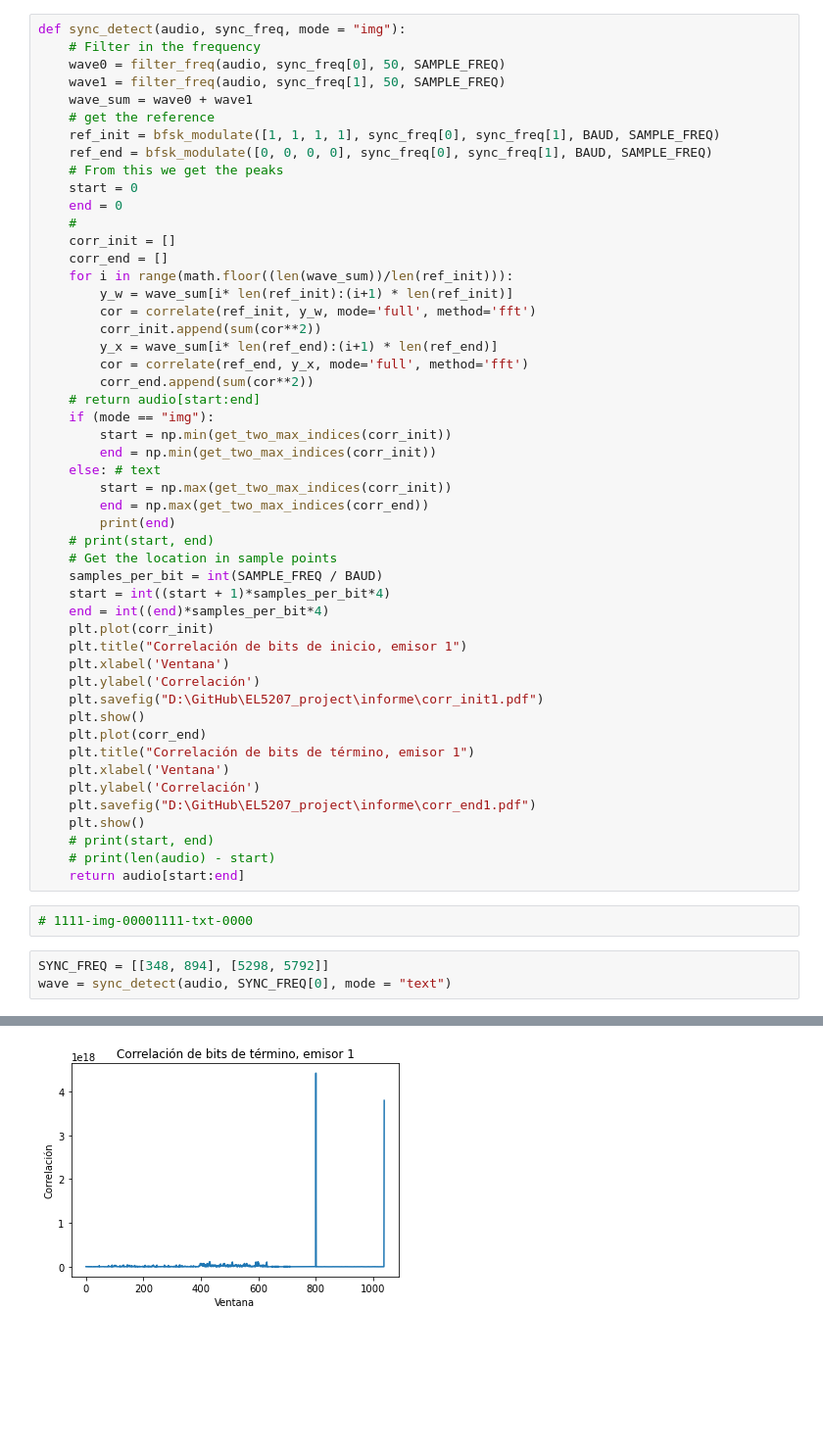
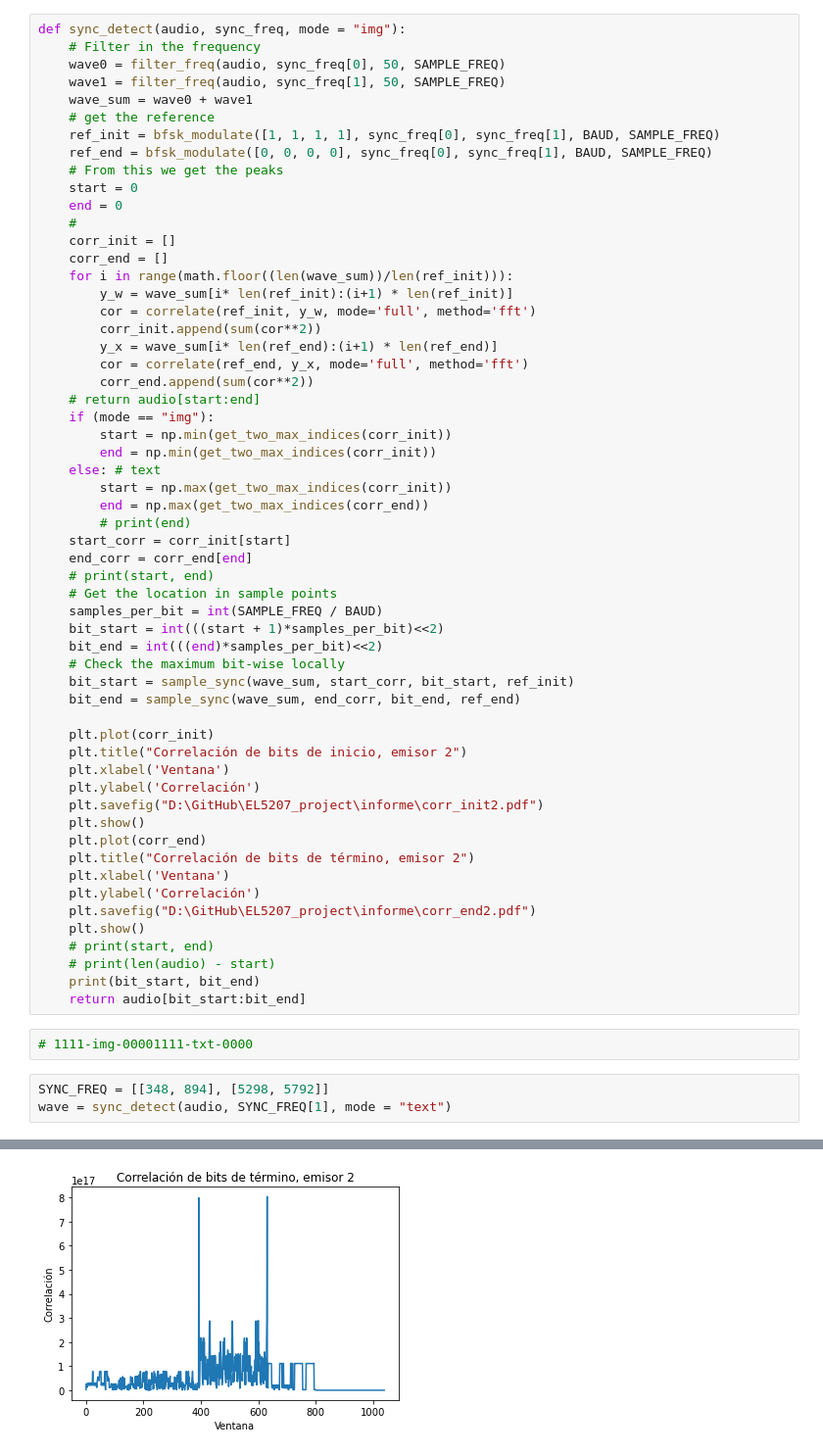
Before and after one commit to leslieecv/EL5207_project, a Jupyter notebook: receiver/demod_viewer.ipynb, the cells around one changed output, grey strips where cells are left out. Shown at 98% size. Drawn from its saved outputs; the diff is of its cells as text; blank space fills up the shorter version.

```diff
--- a/receiver/demod_viewer.ipynb
+++ b/receiver/demod_viewer.ipynb
@@ -87,30 +118,37 @@ def sync_detect(audio, sync_freq, mode = "img"):
     else: # text
         start = np.max(get_two_max_indices(corr_init))
         end = np.max(get_two_max_indices(corr_end))
-        print(end)
+        # print(end)
+    start_corr = corr_init[start]
+    end_corr = corr_end[end]
     # print(start, end)
     # Get the location in sample points
     samples_per_bit = int(SAMPLE_FREQ / BAUD)
-    start = int((start + 1)*samples_per_bit*4)
-    end = int((end)*samples_per_bit*4)
+    bit_start = int(((start + 1)*samples_per_bit)<<2)
+    bit_end = int(((end)*samples_per_bit)<<2)
+    # Check the maximum bit-wise locally
+    bit_start = sample_sync(wave_sum, start_corr, bit_start, ref_init)
+    bit_end = sample_sync(wave_sum, end_corr, bit_end, ref_end)
+
     plt.plot(corr_init)
-    plt.title("Correlación de bits de inicio, emisor 1")
+    plt.title("Correlación de bits de inicio, emisor 2")
     plt.xlabel('Ventana')
     plt.ylabel('Correlación')
-    plt.savefig("D:\GitHub\EL5207_project\informe\corr_init1.pdf")
+    plt.savefig("D:\GitHub\EL5207_project\informe\corr_init2.pdf")
     plt.show()
     plt.plot(corr_end)
-    plt.title("Correlación de bits de término, emisor 1")
+    plt.title("Correlación de bits de término, emisor 2")
     plt.xlabel('Ventana')
     plt.ylabel('Correlación')
-    plt.savefig("D:\GitHub\EL5207_project\informe\corr_end1.pdf")
+    plt.savefig("D:\GitHub\EL5207_project\informe\corr_end2.pdf")
     plt.show()
     # print(start, end)
     # print(len(audio) - start)
-    return audio[start:end]
+    print(bit_start, bit_end)
+    return audio[bit_start:bit_end]
 # %%
 # 1111-img-00001111-txt-0000
 # %%
 SYNC_FREQ = [[348, 894], [5298, 5792]]
-wave = sync_detect(audio, SYNC_FREQ[0], mode = "text")
+wave = sync_detect(audio, SYNC_FREQ[1], mode = "text")
 # %% [output]
@@ -119 +156 @@ wave = sync_detect(audio, SYNC_FREQ[0], mode = "text")
-[figure, old version]
+[figure, new version]
```
Also changed, not shown: parts of 5 cells of this notebook, 4 other files.
